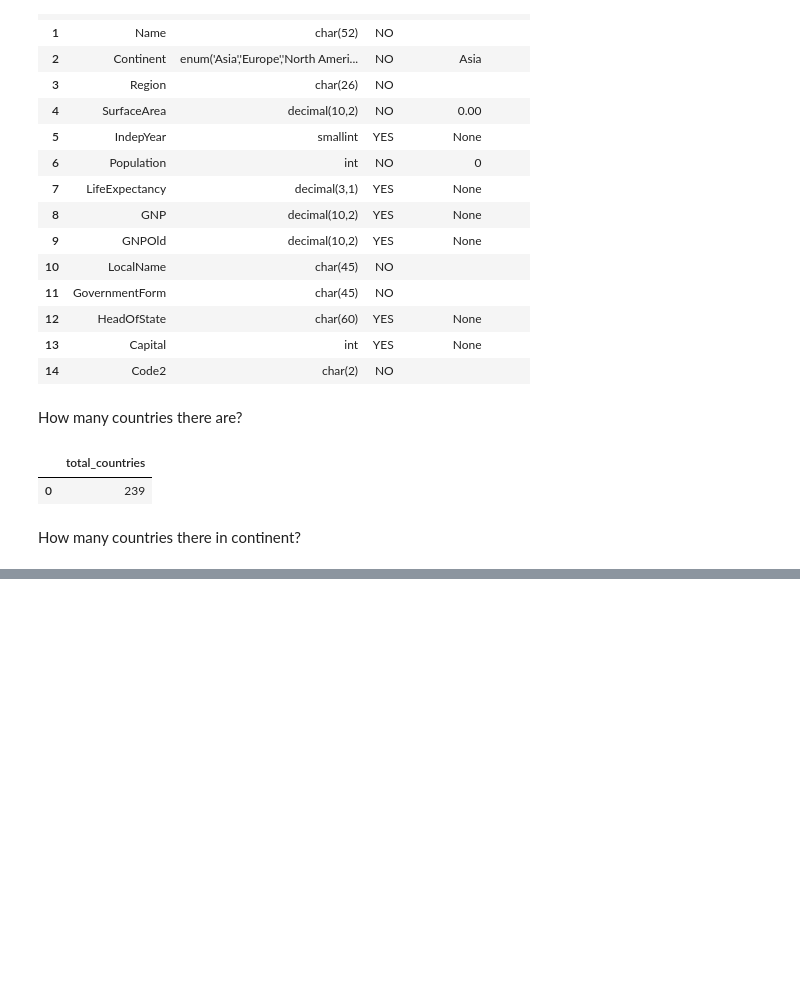
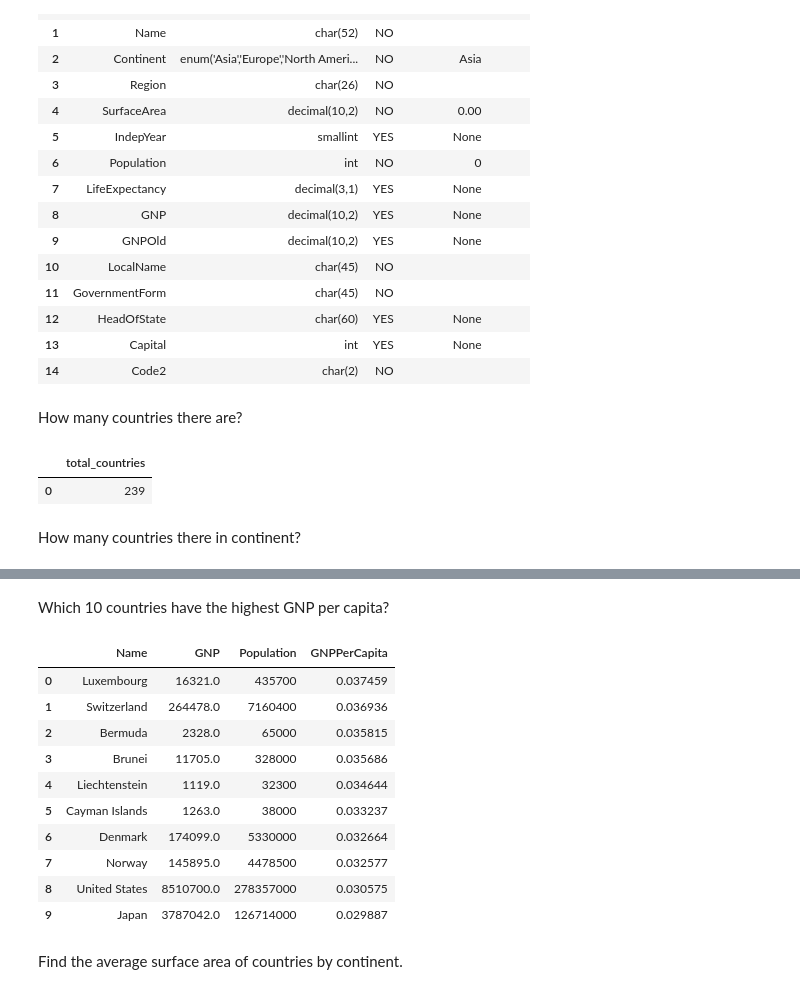
Before and after one commit to khalidkhankakar/SQL-for-datascience, a Jupyter notebook: projects/world_countries/main.ipynb, the cells around one changed output, grey strips where cells are left out. Drawn from its saved outputs; the diff is of its cells as text; code cells hidden in the pictures; blank space fills up the shorter version.

```diff
--- a/projects/world_countries/main.ipynb
+++ b/projects/world_countries/main.ipynb
@@ -78,0 +167,20 @@ plt.show()
+# %% [markdown]
+Which 10 countries have the highest GNP per capita?
+# %%
+query = """SELECT Name, GNP,Population, (GNP/Population) AS GNPPerCapita FROM country WHERE Population > 0 ORDER BY GNPPerCapita DESC LIMIT 10; """
+df = pd.read_sql(query, conn)
+df
+# %% [output]
+|  | Name | GNP | Population | GNPPerCapita |
+| 0 | Luxembourg | 16321.0 | 435700 | 0.037459 |
+| 1 | Switzerland | 264478.0 | 7160400 | 0.036936 |
+| 2 | Bermuda | 2328.0 | 65000 | 0.035815 |
+| 3 | Brunei | 11705.0 | 328000 | 0.035686 |
+| 4 | Liechtenstein | 1119.0 | 32300 | 0.034644 |
+| 5 | Cayman Islands | 1263.0 | 38000 | 0.033237 |
+| 6 | Denmark | 174099.0 | 5330000 | 0.032664 |
+| 7 | Norway | 145895.0 | 4478500 | 0.032577 |
+| 8 | United States | 8510700.0 | 278357000 | 0.030575 |
+| 9 | Japan | 3787042.0 | 126714000 | 0.029887 |
+# %% [markdown]
+Find the average surface area of countries by continent.
```
Also changed, not shown: parts of 15 cells of this notebook, 1 other file.
